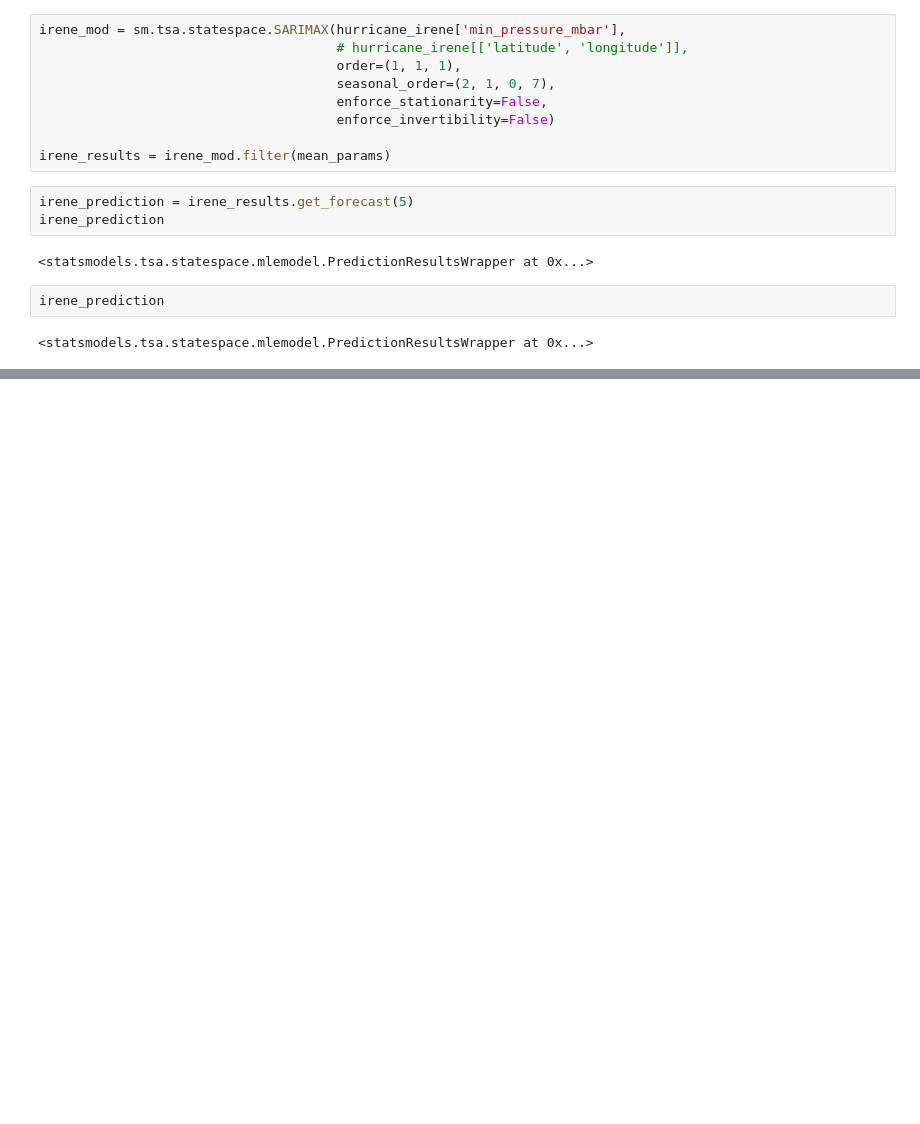
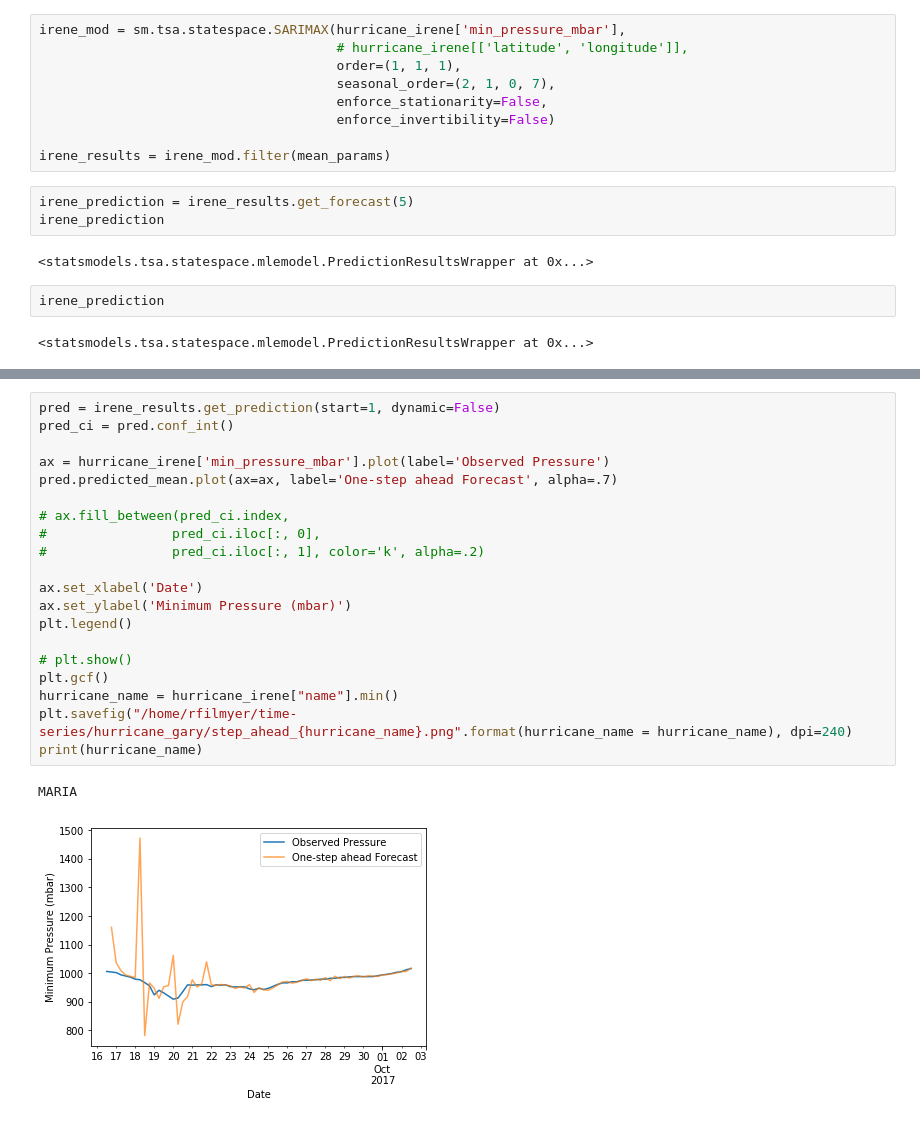
Before and after one commit to saad-usmani/hurricane_gary, a Jupyter notebook: SARIMAX model.ipynb, the cells around one changed output, grey strips where cells are left out. Cells and saved outputs as stored; diff of their text form; blank space fills up the shorter version.

```diff
--- a/SARIMAX model.ipynb
+++ b/SARIMAX model.ipynb
@@ -416,0 +451,23 @@ plt.show()
+# %%
+pred = irene_results.get_prediction(start=1, dynamic=False)
+pred_ci = pred.conf_int()
+
+ax = hurricane_irene['min_pressure_mbar'].plot(label='Observed Pressure')
+pred.predicted_mean.plot(ax=ax, label='One-step ahead Forecast', alpha=.7)
+
+# ax.fill_between(pred_ci.index,
+#                pred_ci.iloc[:, 0],
+#                pred_ci.iloc[:, 1], color='k', alpha=.2)
+
+ax.set_xlabel('Date')
+ax.set_ylabel('Minimum Pressure (mbar)')
+plt.legend()
+
+# plt.show()
+plt.gcf()
+hurricane_name = hurricane_irene["name"].min()
+plt.savefig("/home/rfilmyer/time-series/hurricane_gary/step_ahead_{hurricane_name}.png".format(hurricane_name = hurricane_name), dpi=240)
+print(hurricane_name)
+# %% [output]
+MARIA
+[figure, added]
```
Also changed, not shown: parts of 10 cells of this notebook.
